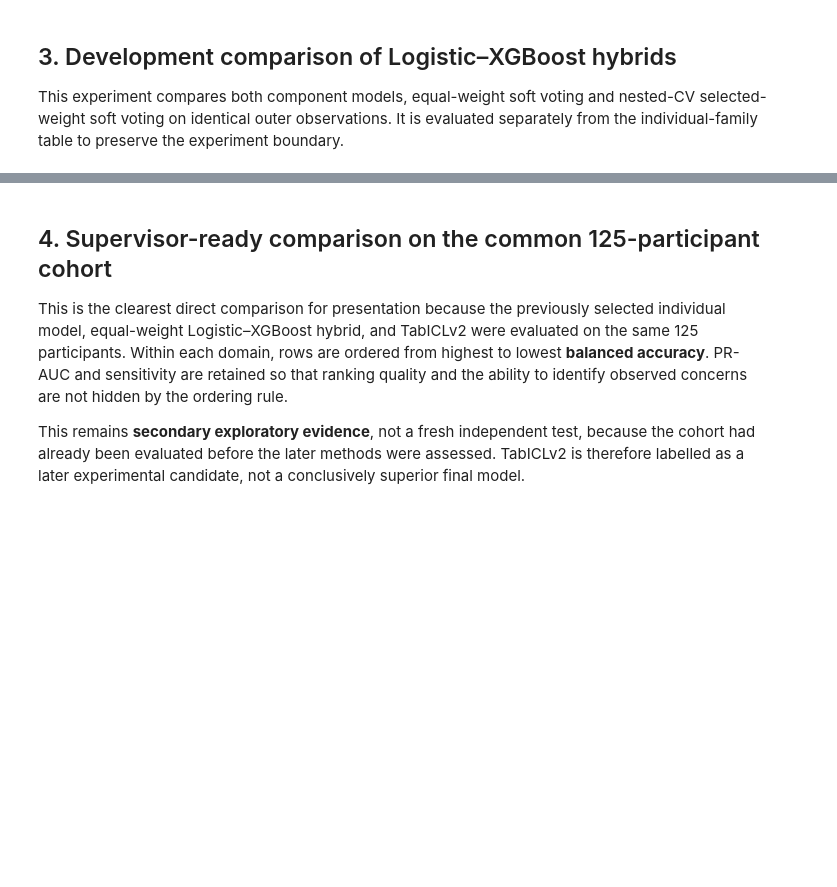
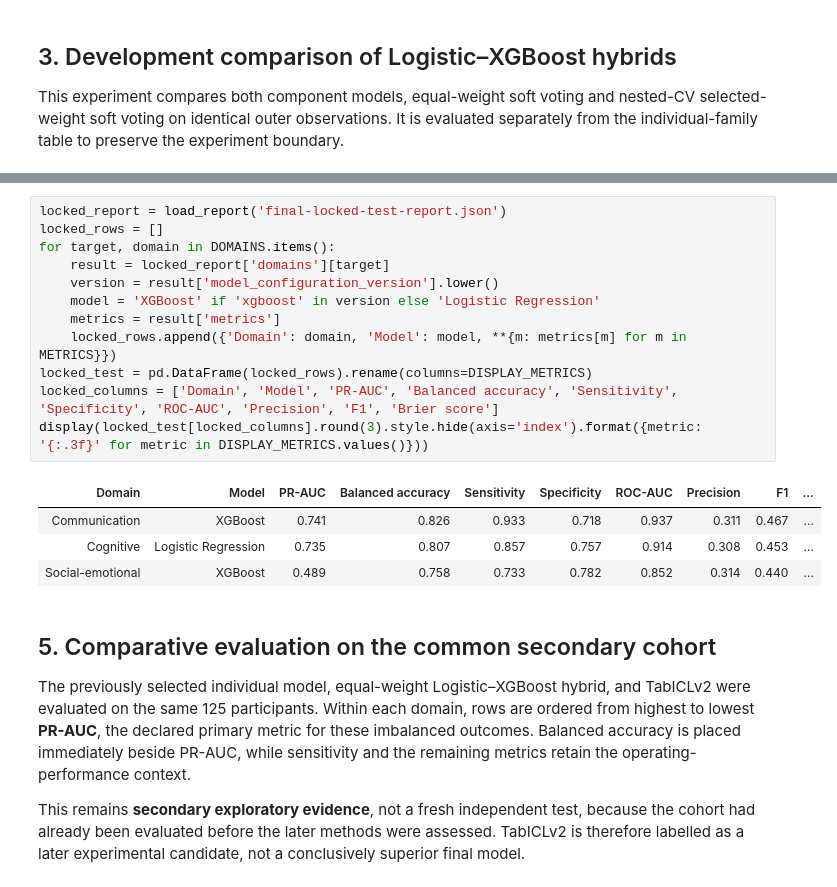
Before and after one commit to JayasankaHirimuthugodage/ResearchComponent, a Jupyter notebook: notebooks/academic-model-results-comparison.ipynb, the cells around one changed output, grey strips where cells are left out. Drawn from its saved outputs; the diff is of its cells as text; blank space fills up the shorter version.

Commit message:
Implement code changes to enhance functionality and improve performance

```diff
--- a/notebooks/academic-model-results-comparison.ipynb
+++ b/notebooks/academic-model-results-comparison.ipynb
@@ -155,7 +253,24 @@ display(pd.DataFrame(hybrid_ci_rows).round(3))
+# %%
+locked_report = load_report('final-locked-test-report.json')
+locked_rows = []
+for target, domain in DOMAINS.items():
+    result = locked_report['domains'][target]
+    version = result['model_configuration_version'].lower()
+    model = 'XGBoost' if 'xgboost' in version else 'Logistic Regression'
+    metrics = result['metrics']
+    locked_rows.append({'Domain': domain, 'Model': model, **{m: metrics[m] for m in METRICS}})
+locked_test = pd.DataFrame(locked_rows).rename(columns=DISPLAY_METRICS)
+locked_columns = ['Domain', 'Model', 'PR-AUC', 'Balanced accuracy', 'Sensitivity', 'Specificity', 'ROC-AUC', 'Precision', 'F1', 'Brier score']
+display(locked_test[locked_columns].round(3).style.hide(axis='index').format({metric: '{:.3f}' for metric in DISPLAY_METRICS.values()}))
+# %% [output]
+| Domain | Model | PR-AUC | Balanced accuracy | Sensitivity | Specificity | ROC-AUC | Precision | F1 | ... |
+| Communication | XGBoost | 0.741 | 0.826 | 0.933 | 0.718 | 0.937 | 0.311 | 0.467 | ... |
+| Cognitive | Logistic Regression | 0.735 | 0.807 | 0.857 | 0.757 | 0.914 | 0.308 | 0.453 | ... |
+| Social-emotional | XGBoost | 0.489 | 0.758 | 0.733 | 0.782 | 0.852 | 0.314 | 0.440 | ... |
 # %% [markdown]
-## 4. Supervisor-ready comparison on the common 125-participant cohort
+## 5. Comparative evaluation on the common secondary cohort
 
-This is the clearest direct comparison for presentation because the previously selected individual model, equal-weight Logistic–XGBoost hybrid, and TabICLv2 were evaluated on the same 125 participants. Within each domain, rows are ordered from highest to lowest **balanced accuracy**. PR-AUC and sensitivity are retained so that ranking quality and the ability to identify observed concerns are not hidden by the ordering rule.
+The previously selected individual model, equal-weight Logistic–XGBoost hybrid, and TabICLv2 were evaluated on the same 125 participants. Within each domain, rows are ordered from highest to lowest **PR-AUC**, the declared primary metric for these imbalanced outcomes. Balanced accuracy is placed immediately beside PR-AUC, while sensitivity and the remaining metrics retain the operating-performance context.
 
 This remains **secondary exploratory evidence**, not a fresh independent test, because the cohort had already been evaluated before the later methods were assessed. TabICLv2 is therefore labelled as a later experimental candidate, not a conclusively superior final model.
 # %%
```
Also changed, not shown: parts of 12 cells of this notebook.
